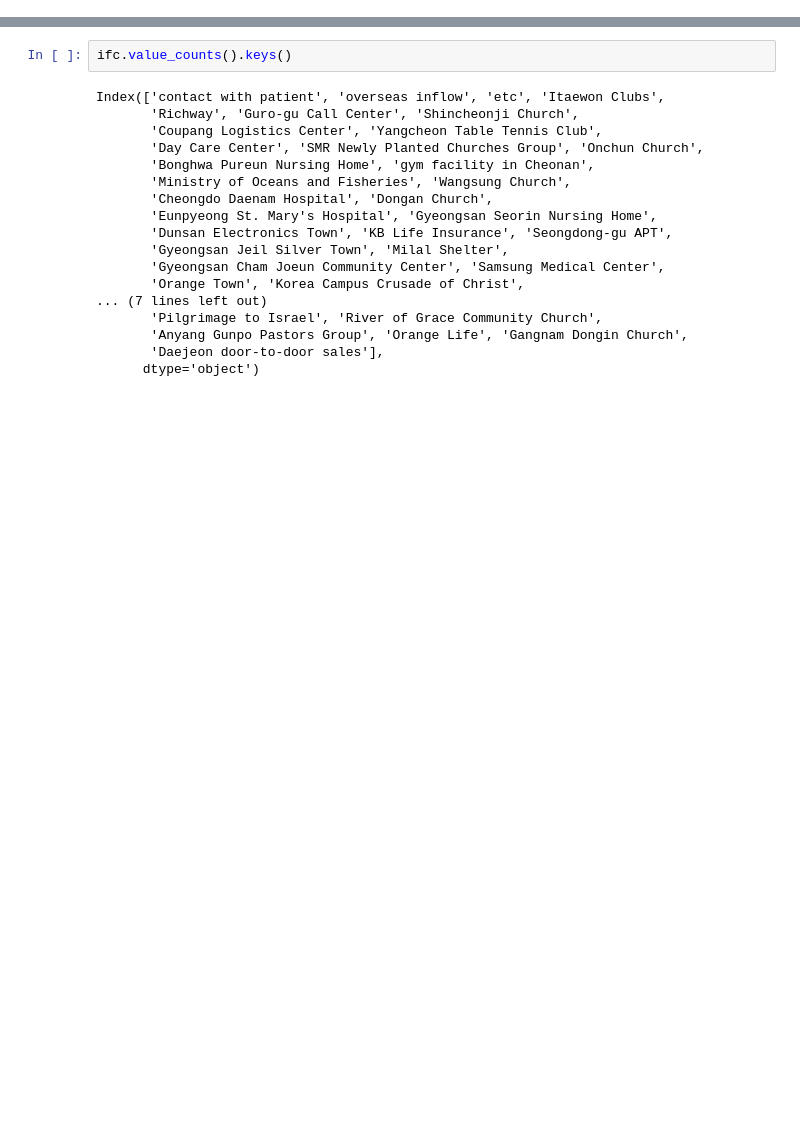
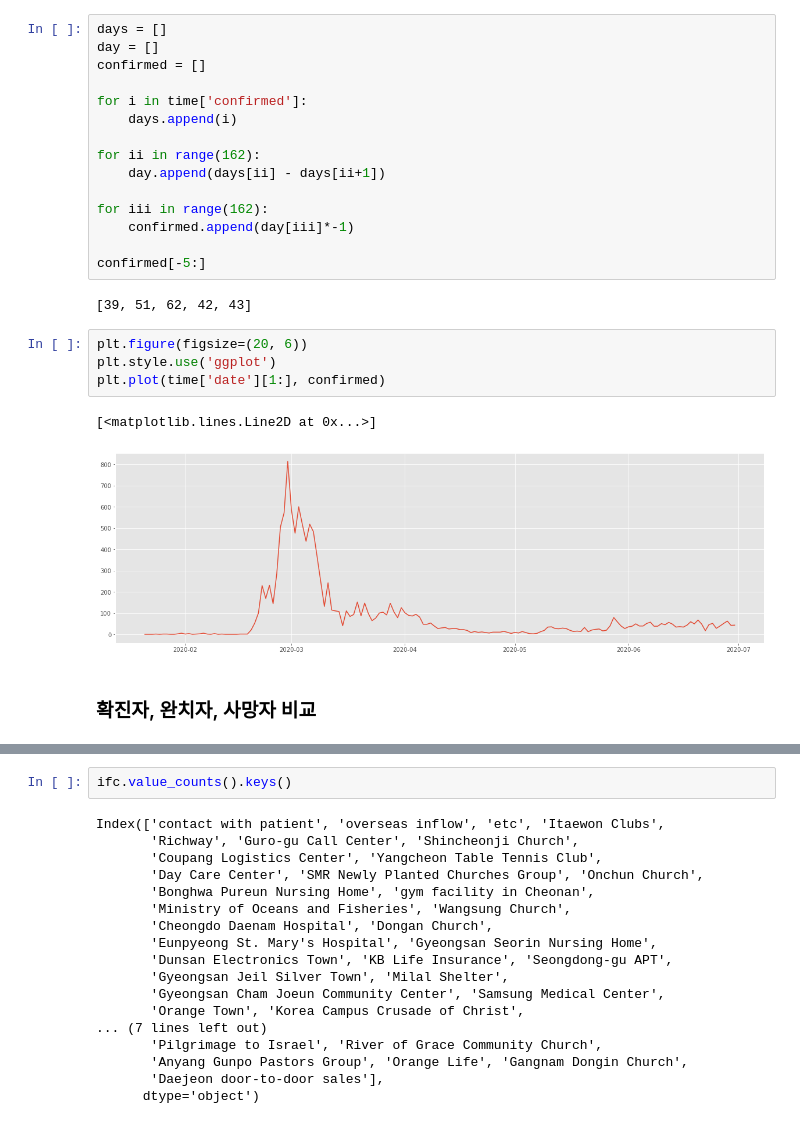
Before and after one commit to ebaaang/kaggle, a Jupyter notebook: [Kaggle] covid19_data_analysis.ipynb, the cells around one changed output, grey strips where cells are left out. Cells and saved outputs as stored; diff of their text form; blank space fills up the shorter version.

```diff
--- a/[Kaggle] covid19_data_analysis.ipynb
+++ b/[Kaggle] covid19_data_analysis.ipynb
@@ -46,0 +59,26 @@ Name: infection_case, dtype: int64
+# %%
+days = []
+day = []
+confirmed = []
+
+for i in time['confirmed']:
+    days.append(i)
+
+for ii in range(162):
+    day.append(days[ii] - days[ii+1])
+
+for iii in range(162):
+    confirmed.append(day[iii]*-1)
+
+confirmed[-5:]
+# %% [output]
+[39, 51, 62, 42, 43]
+# %%
+plt.figure(figsize=(20, 6))
+plt.style.use('ggplot')
+plt.plot(time['date'][1:], confirmed)
+# %% [output]
+[<matplotlib.lines.Line2D at 0x...>]
+[figure, added]
+# %% [markdown]
+### 확진자, 완치자, 사망자 비교
```
Also changed, not shown: parts of 68 cells of this notebook.
